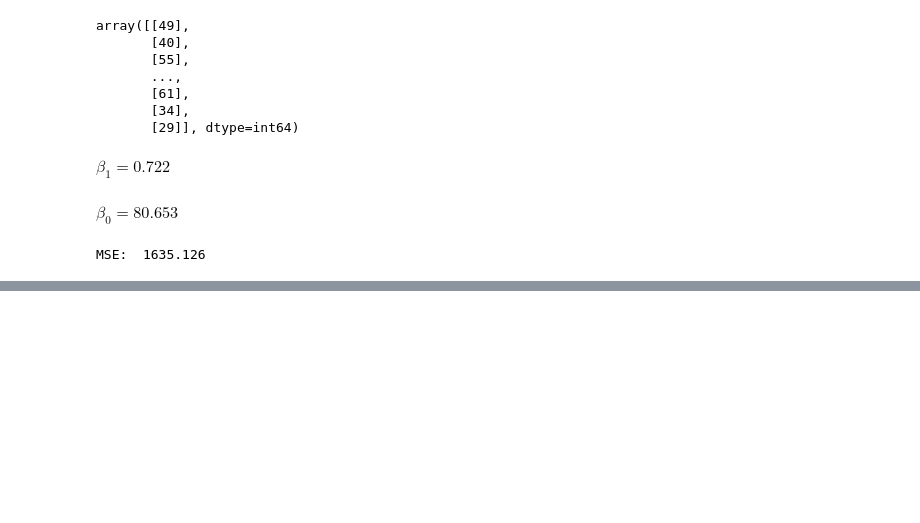
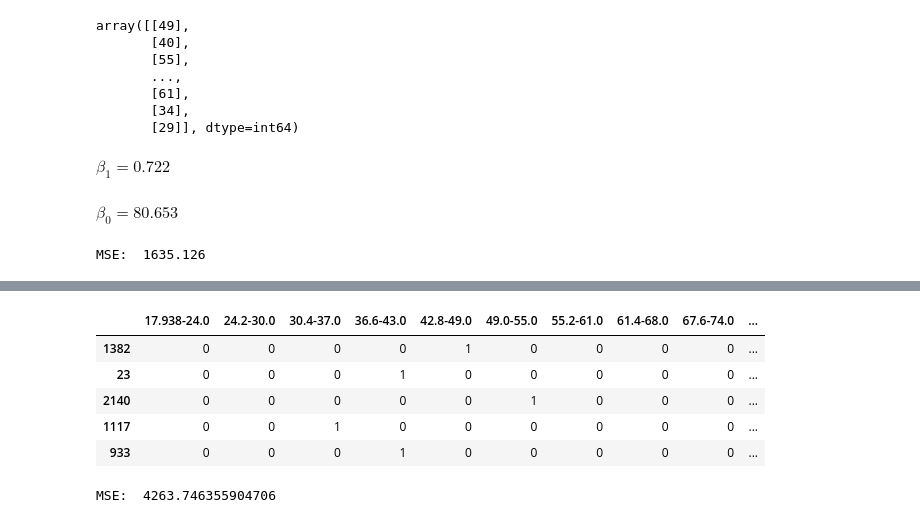
Before and after one commit to j-cap/Master-Thesis, a Jupyter notebook: Code/SplinesInPython/intro_to_regression_splines.ipynb, the cells around one changed output, grey strips where cells are left out. Saved outputs shown, nothing was run; the diff lists cells and outputs as text; code cells hidden in the pictures; blank space fills up the shorter version.

```diff
--- a/Code/SplinesInPython/intro_to_regression_splines.ipynb
+++ b/Code/SplinesInPython/intro_to_regression_splines.ipynb
@@ -157,0 +162,41 @@ array([-3.05218742e-37,  1.23493218e-34, -1.68693060e-32,  4.67094839e-31,
+# %%
+def str_bins(bins):
+    """ gets list of bin values and returns a list of strings of intervals """
+    s = list()
+    for i in range(len(bins)-1):
+        s.append(str(np.round(bins[i], 4))+"-"+str(np.round(bins[i+1])))
+    return s
+# %%
+# Piecewise step function
+
+# divide data into n bins
+df_cut, bins = pd.cut(train_x, 10, retbins=True, right=True)
+df_cut.value_counts(sort=False)
+
+df_steps = pd.concat([train_x, df_cut, train_y], keys=["age", "age_cuts", "wage"], axis=1)
+
+# create dummy variables for the groups
+df_steps_dummies = pd.get_dummies(df_cut)
+df_steps_dummies.columns = str_bins(bins)
+df_steps_dummies.head()
+# %% [output]
+|  | 17.938-24.0 | 24.2-30.0 | 30.4-37.0 | 36.6-43.0 | 42.8-49.0 | 49.0-55.0 | 55.2-61.0 | 61.4-68.0 | 67.6-74.0 | ... |
+| 1382 | 0 | 0 | 0 | 0 | 1 | 0 | 0 | 0 | 0 | ... |
+| 23 | 0 | 0 | 0 | 1 | 0 | 0 | 0 | 0 | 0 | ... |
+| 2140 | 0 | 0 | 0 | 0 | 0 | 1 | 0 | 0 | 0 | ... |
+| 1117 | 0 | 0 | 1 | 0 | 0 | 0 | 0 | 0 | 0 | ... |
+| 933 | 0 | 0 | 0 | 1 | 0 | 0 | 0 | 0 | 0 | ... |
+# %%
+# Fitting Generalized Linear Models
+fit = sm.GLM(endog=df_steps.wage, exog=df_steps_dummies.values).fit()
+
+# binning validation set into same 4 bins
+bin_mapping = np.digitize(valid_x, bins)
+X_valid = pd.get_dummies(bin_mapping).drop([5], axis=1)
+
+# prediction
+pred = fit.predict(X_valid)
+mse = mean_squared_error(valid_y, pred)
+print("MSE: ", mse)
+# %% [output]
+MSE:  4263.746355904706
```
Also changed, not shown: parts of 15 cells of this notebook, 2 other files.
